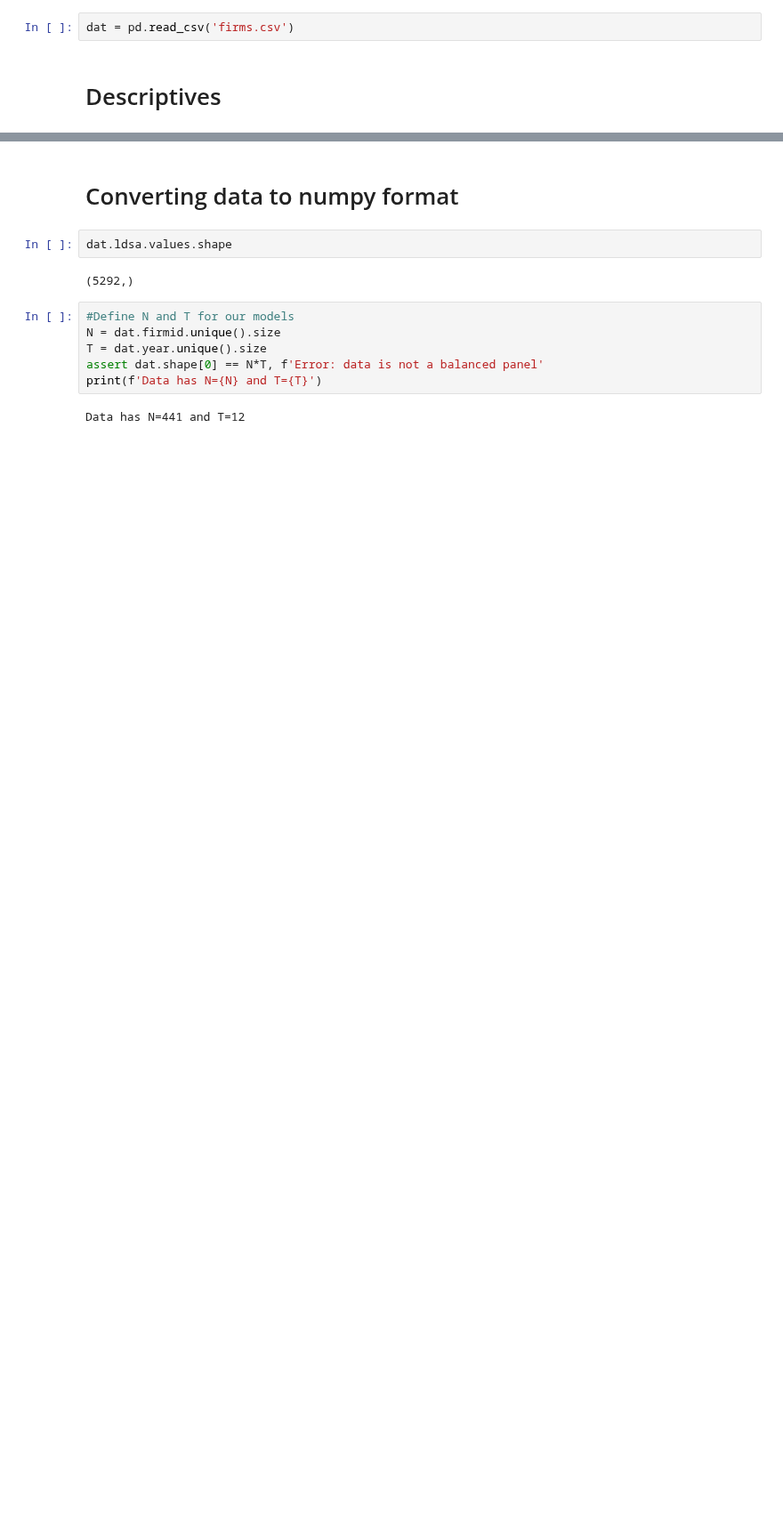
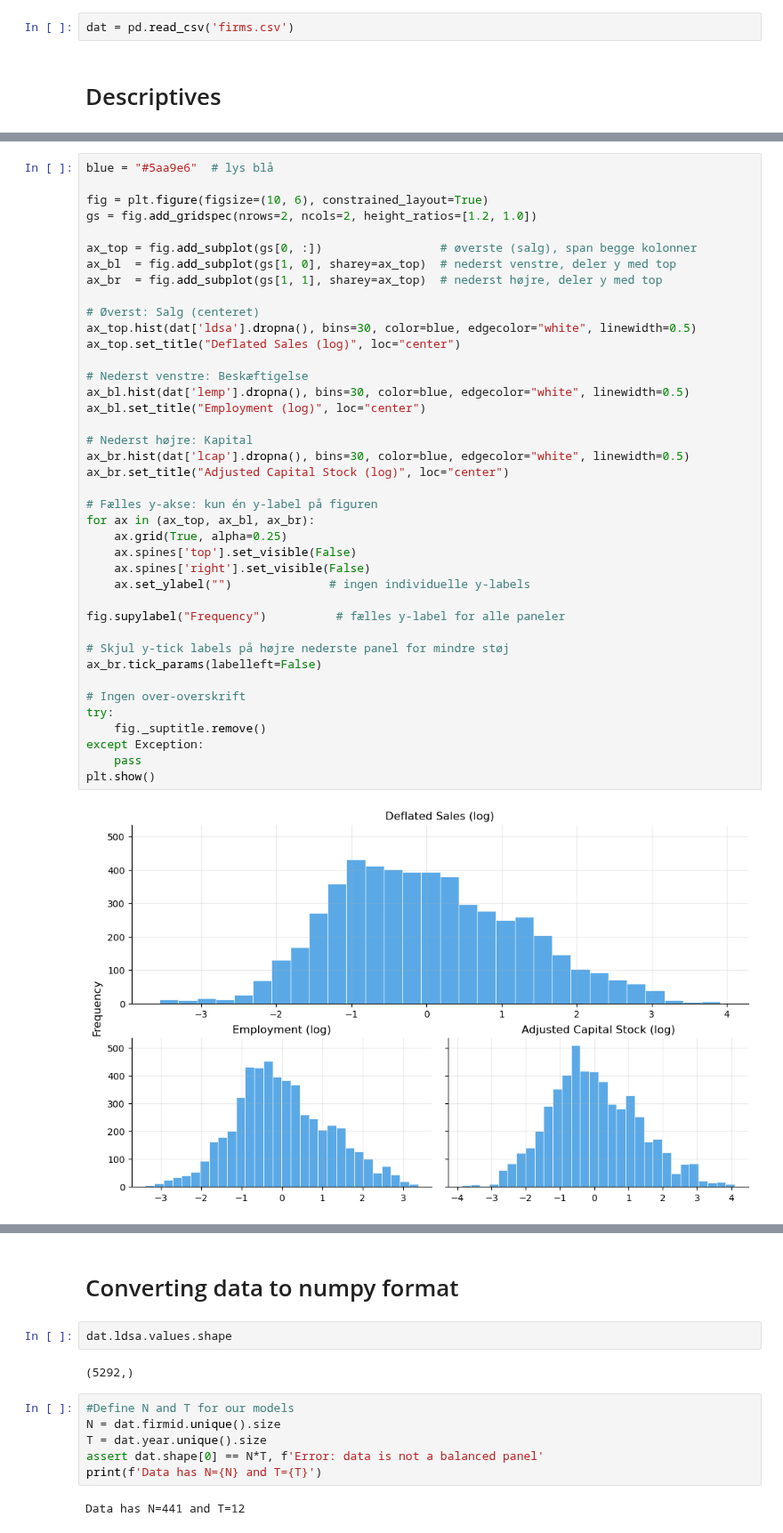
Before and after one commit to anl1313/AME_2025, a Jupyter notebook: Assignments/read (1).ipynb, the cells around one changed output, grey strips where cells are left out. Shown at 89% size. Cells and saved outputs as stored; diff of their text form; blank space fills up the shorter version.

```diff
--- a/Assignments/read (1).ipynb
+++ b/Assignments/read (1).ipynb
@@ -55,0 +118,42 @@ sns.scatterplot(x='emp', y='dsa', data=dat);
+# %%
+blue = "#5aa9e6"  # lys blå
+
+fig = plt.figure(figsize=(10, 6), constrained_layout=True)
+gs = fig.add_gridspec(nrows=2, ncols=2, height_ratios=[1.2, 1.0])
+
+ax_top = fig.add_subplot(gs[0, :])                 # øverste (salg), span begge kolonner
+ax_bl  = fig.add_subplot(gs[1, 0], sharey=ax_top)  # nederst venstre, deler y med top
+ax_br  = fig.add_subplot(gs[1, 1], sharey=ax_top)  # nederst højre, deler y med top
+
+# Øverst: Salg (centeret)
+ax_top.hist(dat['ldsa'].dropna(), bins=30, color=blue, edgecolor="white", linewidth=0.5)
+ax_top.set_title("Deflated Sales (log)", loc="center")
+
+# Nederst venstre: Beskæftigelse
+ax_bl.hist(dat['lemp'].dropna(), bins=30, color=blue, edgecolor="white", linewidth=0.5)
+ax_bl.set_title("Employment (log)", loc="center")
+
+# Nederst højre: Kapital
+ax_br.hist(dat['lcap'].dropna(), bins=30, color=blue, edgecolor="white", linewidth=0.5)
+ax_br.set_title("Adjusted Capital Stock (log)", loc="center")
+
+# Fælles y-akse: kun én y-label på figuren
+for ax in (ax_top, ax_bl, ax_br):
+    ax.grid(True, alpha=0.25)
+    ax.spines['top'].set_visible(False)
+    ax.spines['right'].set_visible(False)
+    ax.set_ylabel("")              # ingen individuelle y-labels
+
+fig.supylabel("Frequency")          # fælles y-label for alle paneler
+
+# Skjul y-tick labels på højre nederste panel for mindre støj
+ax_br.tick_params(labelleft=False)
+
+# Ingen over-overskrift
+try:
+    fig._suptitle.remove()
+except Exception:
+    pass
+plt.show()
+# %% [output]
+[figure, added]
```
Also changed, not shown: parts of 9 cells of this notebook, 1 other file.
